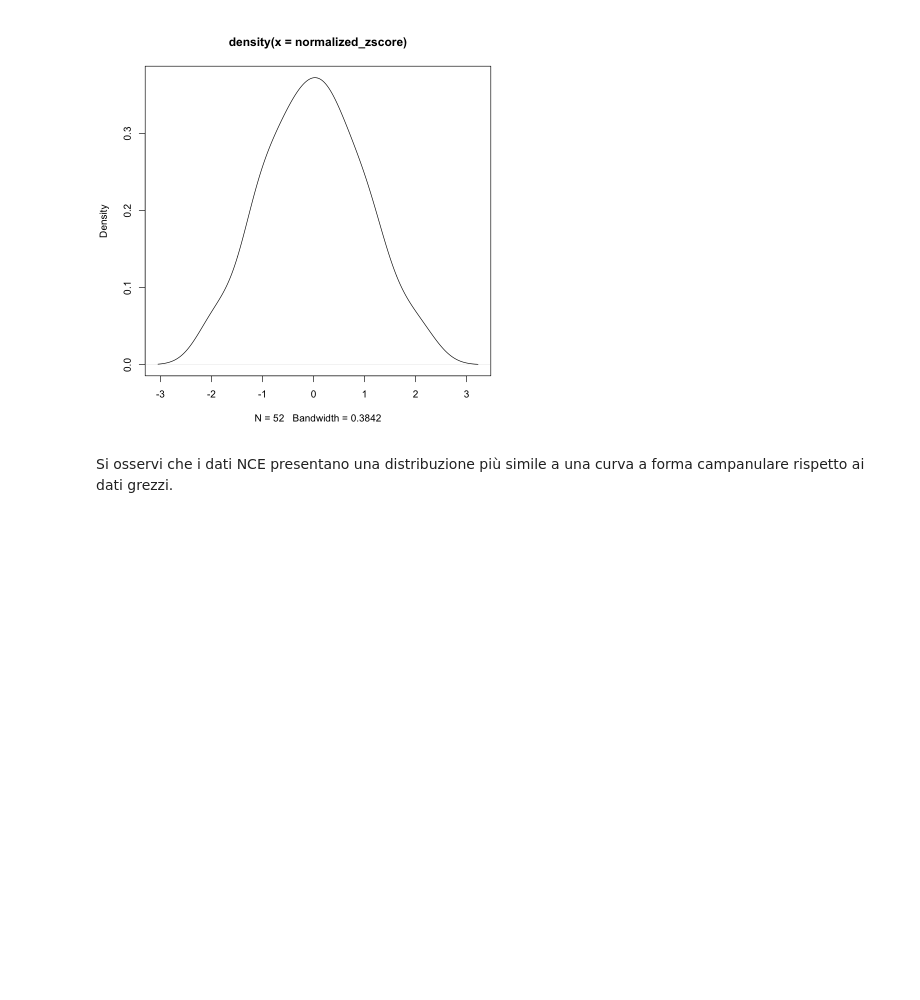
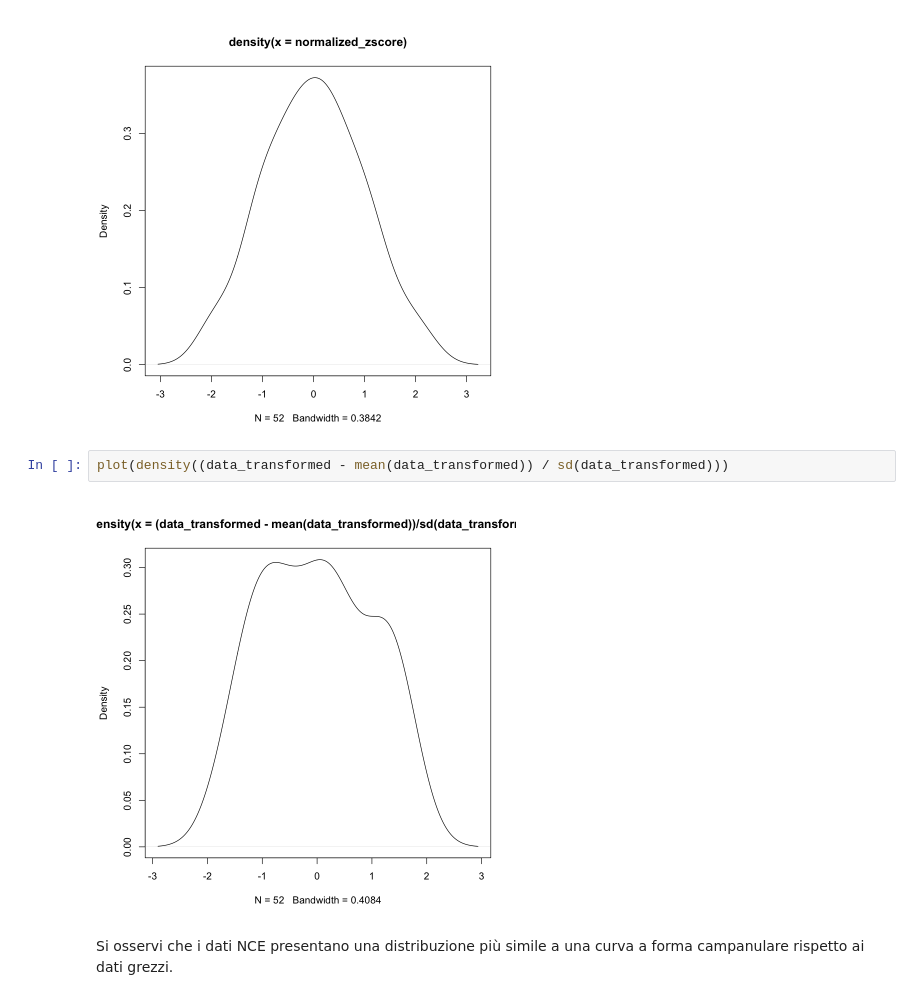
Before and after one commit to ccaudek/psy_test, a Jupyter notebook: _build/jupyter_execute/_measurement/04_norms.ipynb, the cells around one changed output. Cells and saved outputs as stored; diff of their text form; blank space fills up the shorter version.

```diff
--- a/_build/jupyter_execute/_measurement/04_norms.ipynb
+++ b/_build/jupyter_execute/_measurement/04_norms.ipynb
@@ -369,5 +400,9 @@ Partendo dai ranghi percentili
 plot(density(normalized_zscore)) # the shape will be closer to normal
 # %% [output]
 [figure]
+# %%
+plot(density((data_transformed - mean(data_transformed)) / sd(data_transformed)))
+# %% [output]
+[figure, added]
 # %% [markdown]
 Si osservi che i dati NCE presentano una distribuzione più simile a una curva a forma campanulare rispetto ai dati grezzi.
```
Also changed, not shown: parts of 24 cells of this notebook, 18 other files.
